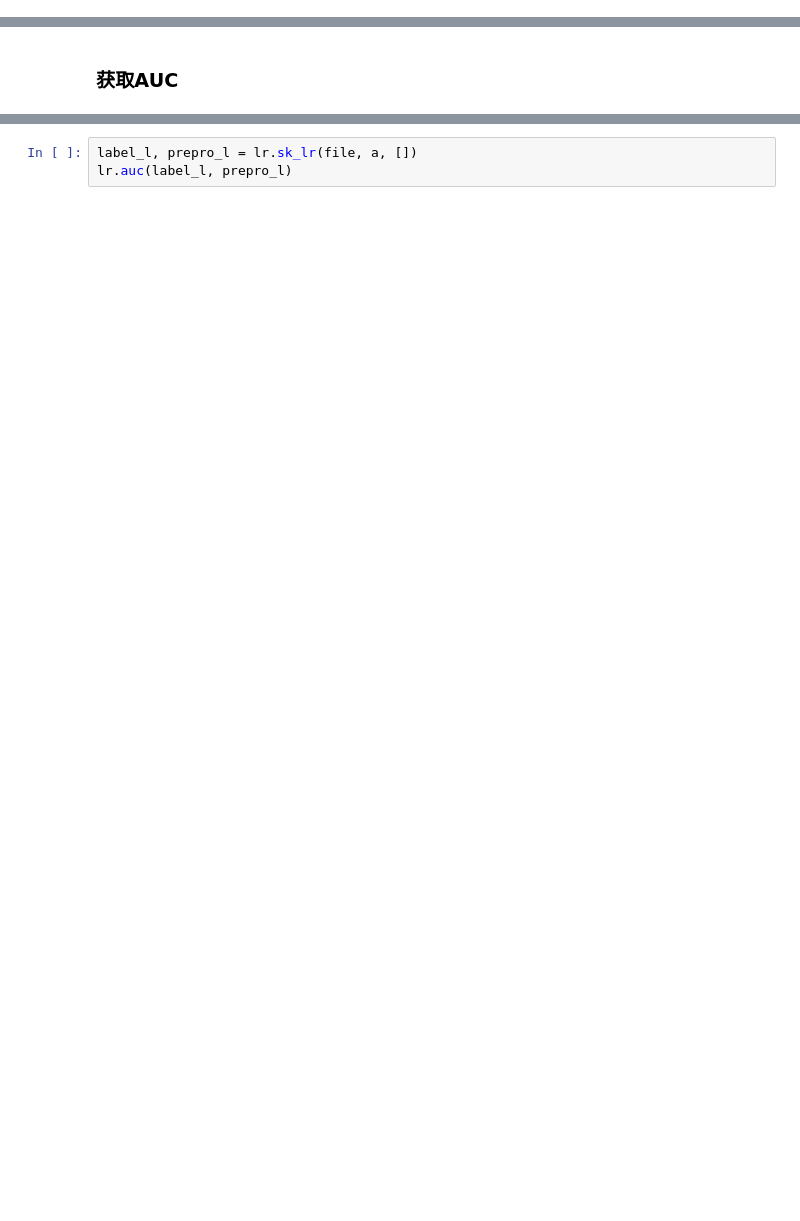
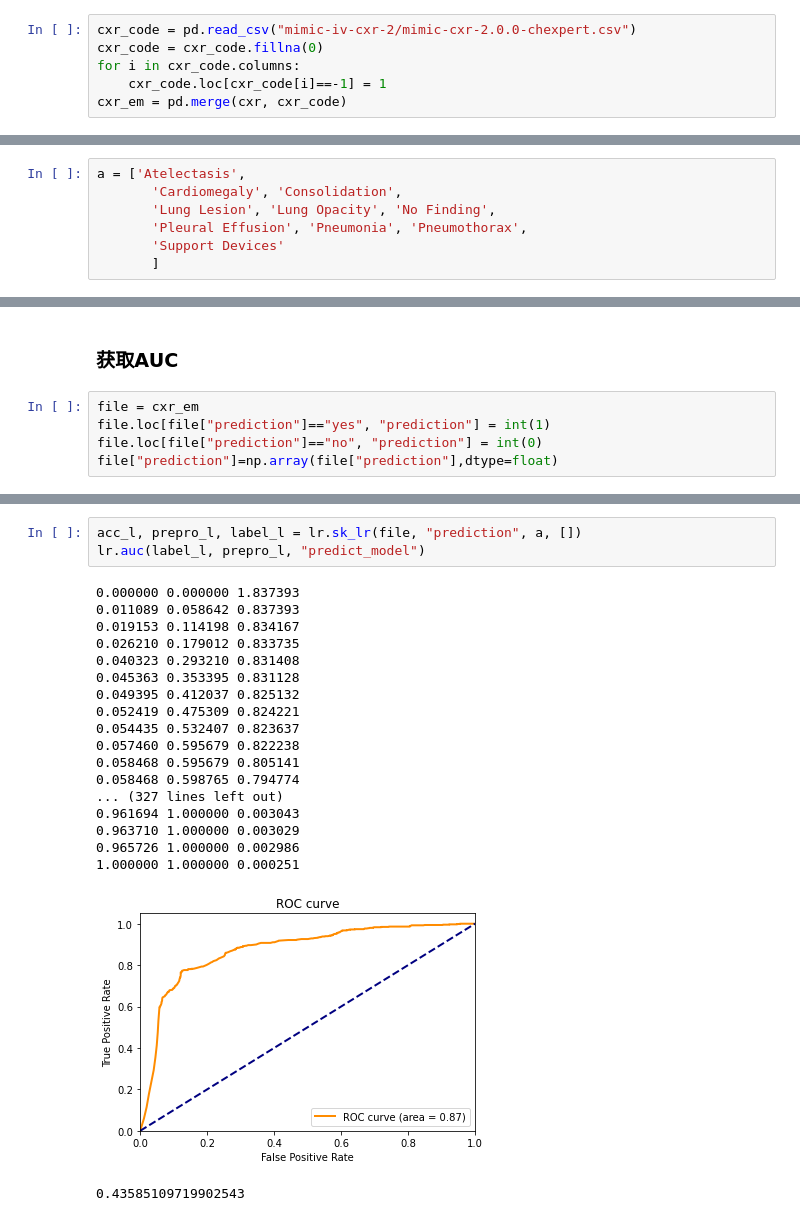
Before and after one commit to Arcade0/SOFA, a Jupyter notebook: data_extract.ipynb, the cells around one changed output, grey strips where cells are left out. Saved outputs shown, nothing was run; the diff lists cells and outputs as text; blank space fills up the shorter version.

```diff
--- a/data_extract.ipynb
+++ b/data_extract.ipynb
@@ -50,0 +45,6 @@ full_df.columns = [i.replace(" ", "_").replace("(","_").replace(")","_").replace
+# %%
+cxr_code = pd.read_csv("mimic-iv-cxr-2/mimic-cxr-2.0.0-chexpert.csv")
+cxr_code = cxr_code.fillna(0)
+for i in cxr_code.columns:
+    cxr_code.loc[cxr_code[i]==-1] = 1
+cxr_em = pd.merge(cxr, cxr_code)
@@ -63,3 +82,10 @@ a = [
+# %%
+a = ['Atelectasis',
+       'Cardiomegaly', 'Consolidation',
+       'Lung Lesion', 'Lung Opacity', 'No Finding',
+       'Pleural Effusion', 'Pneumonia', 'Pneumothorax',
+       'Support Devices'
+       ]
 # %% [markdown]
 ### stats.model的lr用于feature selection
 # %%
@@ -93,2 +115,7 @@ quasi-separation. In this case some parameters will not be identified.
 # %% [markdown]
 ### 获取AUC
+# %%
+file = cxr_em
+file.loc[file["prediction"]=="yes", "prediction"] = int(1)
+file.loc[file["prediction"]=="no", "prediction"] = int(0)
+file["prediction"]=np.array(file["prediction"],dtype=float)
@@ -95,3 +270,23 @@ quasi-separation. In this case some parameters will not be identified.
 # %%
-label_l, prepro_l = lr.sk_lr(file, a, [])
-lr.auc(label_l, prepro_l)
+acc_l, prepro_l, label_l = lr.sk_lr(file, "prediction", a, [])
+lr.auc(label_l, prepro_l, "predict_model")
+# %% [output]
+0.000000 0.000000 1.837393
+0.011089 0.058642 0.837393
+0.019153 0.114198 0.834167
+0.026210 0.179012 0.833735
+0.040323 0.293210 0.831408
+0.045363 0.353395 0.831128
+0.049395 0.412037 0.825132
+0.052419 0.475309 0.824221
+0.054435 0.532407 0.823637
+0.057460 0.595679 0.822238
+0.058468 0.595679 0.805141
+0.058468 0.598765 0.794774
+... (327 lines left out)
+0.961694 1.000000 0.003043
+0.963710 1.000000 0.003029
+0.965726 1.000000 0.002986
+1.000000 1.000000 0.000251
+[figure, added]
+0.43585109719902543
```
Also changed, not shown: parts of 10 cells of this notebook, 2 other files.
